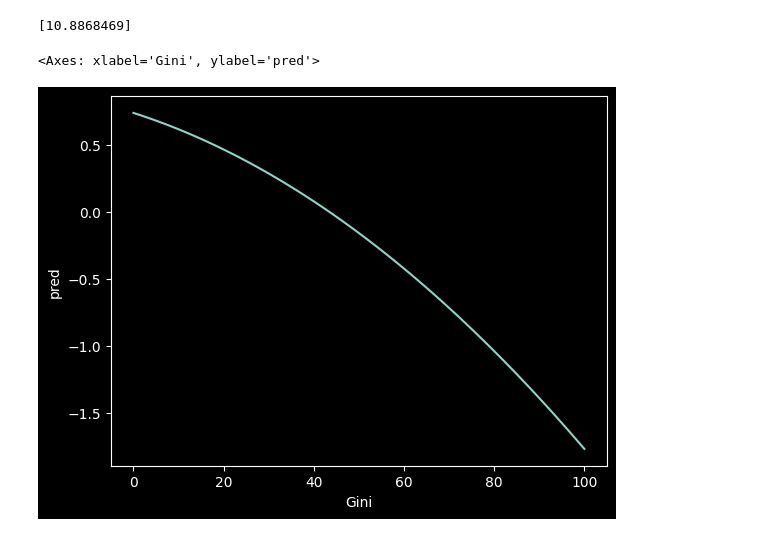
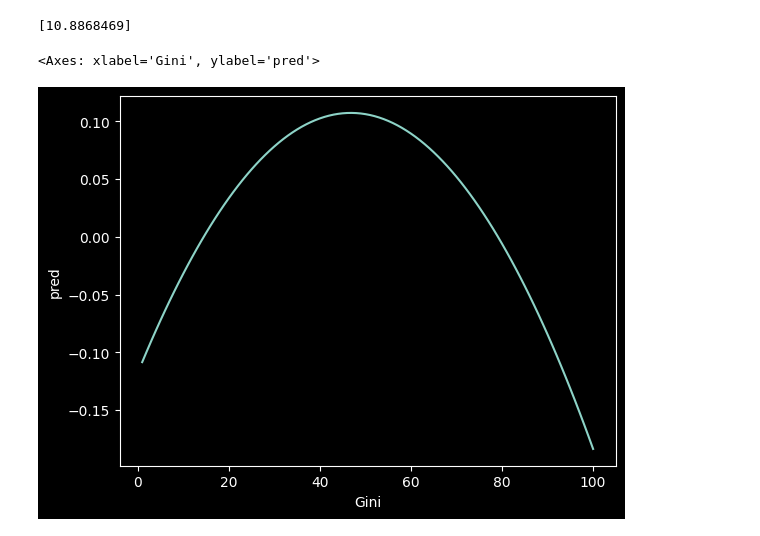
Before and after one commit to JTayMilli/GonGrowth, a Jupyter notebook: Data Processing.ipynb, the cells around one changed output. Drawn from its saved outputs; the diff is of its cells as text; code cells hidden in the pictures.

```diff
--- a/Data Processing.ipynb
+++ b/Data Processing.ipynb
@@ -426,3 +427,9 @@ World not found in regex
 | 5961 | ZMB | Zambia | Medium | SSA | 2018 | 0.572 |
 | 5962 | ZWE | Zimbabwe | Medium | SSA | 2018 | 0.602 |
 3809 rows × 6 columns
+# %%
+GNId = pd.read_excel("GNIclean.xlsx").drop(columns = ["Indicator Name", "Indicator Code"]).rename(columns = {"Country Name": "Country"})
+GNId = pd.melt(GNId, id_vars=["Country", "Country Code"], var_name="Year", value_name="GNI")
+GNId["Country"] = cc.convert(names = GNId['Country'], to = "name_short")
+GNId = GNId.replace("not found",np.nan).dropna()
+GNId
@@ -429,5 +467,6 @@ World not found in regex
 # %%
 TGall.replace("not found",np.nan).dropna()
 TGall = TGall.merge(hdiData, on = ['Country', 'Year'], how = 'left')
-TGall[TGall.Year == 2018][["gini_mkt", "gini_disp", "abs_red"]]
+TGall.HDI = TGall.HDI.mul(100)
+TGall = TGall.merge(GNId, on = ['Country', 'Year'], how = "left")
 # %% [output]
@@ -447,3 +474,8 @@ TGall[TGall.Year == 2018][["gini_mkt", "gini_disp", "abs_red"]]
+# %%
+TGall["lnHDI"] = np.log(TGall["HDI"])
+TGall["lnHDIm5"] = TGall["lnHDI"].shift(5)
+TGall["GHDIm5"] = TGall["lnHDIm5"].mul(TGall["Ginim5"])
+TGall["GHDI2m5"] = TGall["lnHDIm5"].mul(TGall["Gini2m5"])
 # %% [markdown]
 https://ourworldindata.org/taxation
 
@@ -1238,18 +1280,25 @@ print(prediction)
 # %% [output]
 [10.8868469]
 # %%
-def mlCo(Country = "United States"):
+def mlCo(Country):
     df = irdf[(irdf.Year ==  2018) & (irdf[Country] == 1)].drop('lnGDPPC', axis = 1)
     pred = pd.DataFrame(columns=["Gini", "pred"])
-    for i in range(0,101):
-        df["IVGinim5"] = i
-        df["IVGini2m5"] = i**2
+
+    ## have to edit all vectors that are multiplied by Gini
+    for i in range(1,101):
+        g = df.IVGinim5.values[0]
+        for r in df.columns:
+            if "IVGini2m5" in r:
+                df[r] = df[r].div(g**2).mul(i**2)
+            elif "IVGinim5" in r:
+                df[r] = df[r].div(g).mul(i)
+
         tdf = scaler.transform(df.values.reshape(1, -1))
         pred = pred.append({"Gini":i, "pred": (ridge.predict(tdf.reshape(1, -1))[0] - df.lnGDPPCm5.values[0])}, ignore_index = True)
     return pred
 # %%
-fake = mlCo("Argentina")
+fake = mlCo("Benin")
 sns.lineplot(x = "Gini", y = "pred", data = fake)
 # %% [output]
 <Axes: xlabel='Gini', ylabel='pred'>
-[figure, old version]
+[figure, new version]
```
Also changed, not shown: parts of 20 cells of this notebook, 6 other files.
